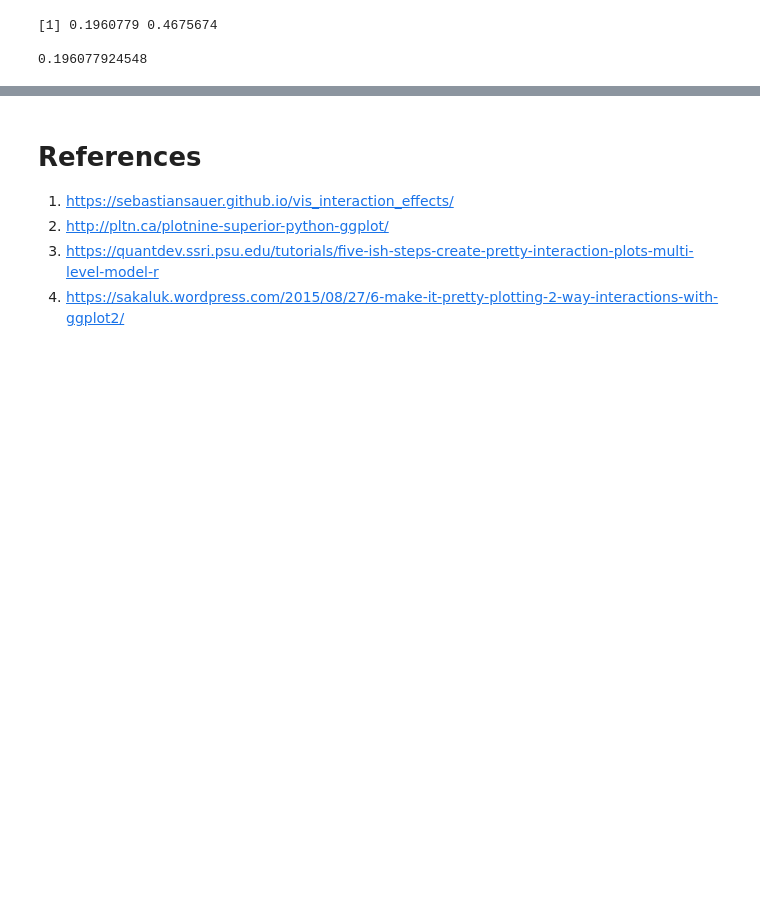
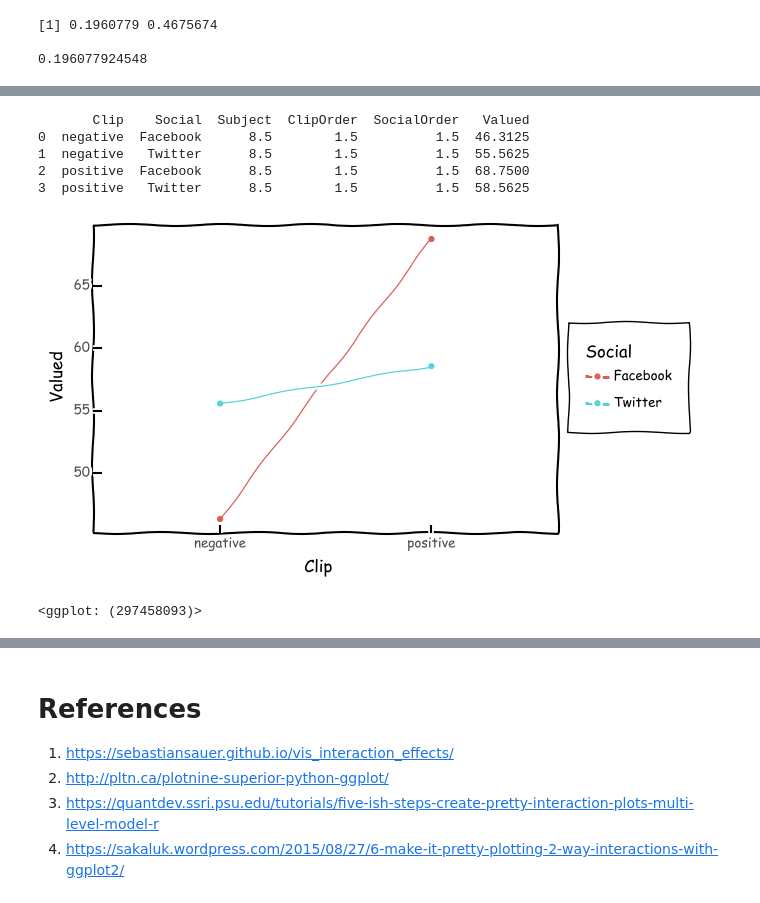
Before and after one commit to roland-hochmuth/designexperiments, a Jupyter notebook: week-7.ipynb, the cells around one changed output, grey strips where cells are left out. Drawn from its saved outputs; the diff is of its cells as text; code cells hidden in the pictures; blank space fills up the shorter version.

```diff
--- a/week-7.ipynb
+++ b/week-7.ipynb
@@ -298,0 +356,18 @@ print min(pvals_corrected)
+# %%
+groups = df.groupby(['Clip', 'Social']).mean().reset_index()
+print(groups)
+
+(
+    ggplot(groups) +
+    aes(x='Clip', y='Valued', group = 'Social', color='Social') +
+    geom_line() +
+    geom_point()
+)
+# %% [output]
+       Clip    Social  Subject  ClipOrder  SocialOrder   Valued
+0  negative  Facebook      8.5        1.5          1.5  46.3125
+1  negative   Twitter      8.5        1.5          1.5  55.5625
+2  positive  Facebook      8.5        1.5          1.5  68.7500
+3  positive   Twitter      8.5        1.5          1.5  58.5625
+[figure, added]
+<ggplot: (297458093)>
```
Also changed, not shown: parts of 14 cells of this notebook.
